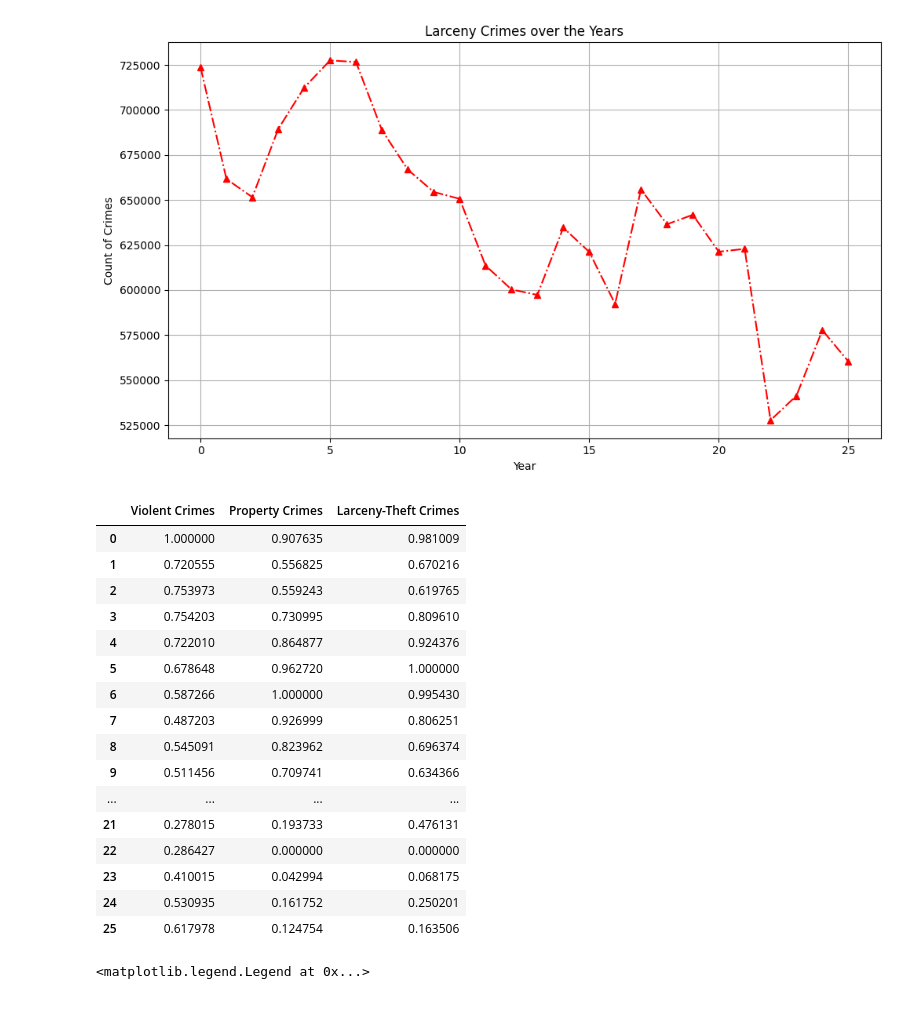
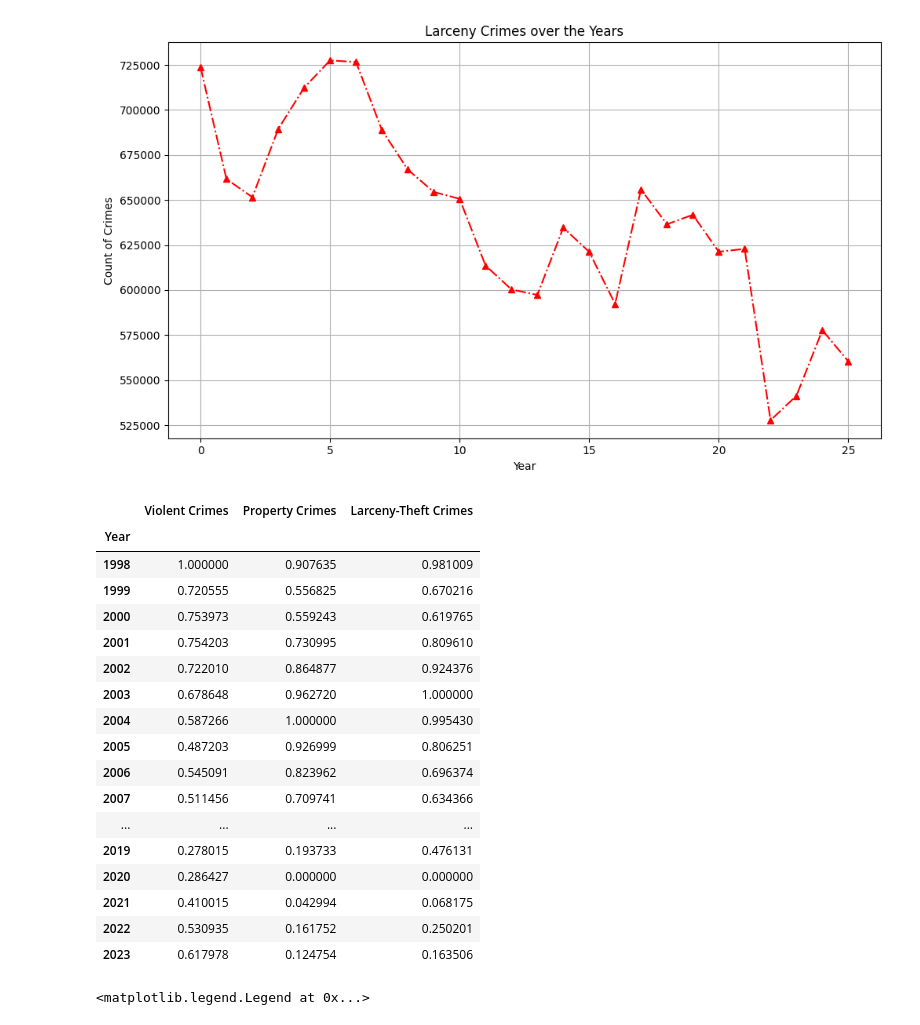
Before and after one commit to EdGonz44/Crime-Chronicles-Inflation-in-the-Golden-State, a Jupyter notebook: group_project_personal_copy/Vis_Data_copy.ipynb, the cells around one changed output. Cells and saved outputs as stored; diff of their text form; code cells hidden in the pictures.

```diff
--- a/group_project_personal_copy/Vis_Data_copy.ipynb
+++ b/group_project_personal_copy/Vis_Data_copy.ipynb
@@ -359,9 +359,9 @@ plt.plot(df.index, df['Larceny-Theft'], marker='^', linestyle='-.', color='r', l
 [figure]
 # %%
 # code for chaning the datatype for needed columns. Do not run again as it will cause error after this point
-# df["Larceny-Theft"] = df["Larceny-Theft"].str.replace(',', '').astype(float)
-# df["Property Crimes"] = df["Property Crimes"].str.replace(',', '').astype(float)
-# df["Purse-Snatching"] = df["Shoplifting"].str.replace(',', '').astype(float)
+df["Larceny-Theft"] = df["Larceny-Theft"].str.replace(',', '').astype(float)
+df["Property Crimes"] = df["Property Crimes"].str.replace(',', '').astype(float)
+df["Purse-Snatching"] = df["Shoplifting"].str.replace(',', '').astype(float)
 # %%
 plt.figure(figsize=(10, 6))  # Adjust the figure size if needed
 plt.xlabel("Year")
@@ -388,45 +388,47 @@ plt.plot(df.index, df['Larceny-Theft'], marker='^', linestyle='-.', color='r', l
 # %%
 # Grabbing columns into a new dataframe for ease of use, and to prevent original df from malfunctioning
 
 violent_crimes = df["Violent_Crimes"]
 property_crimes = df["Property Crimes"]
 larceny_crimes = df["Larceny-Theft"]
 target_crimes = {"Violent Crimes" : violent_crimes,
                  "Property Crimes" : property_crimes,
                  "Larceny-Theft Crimes" : larceny_crimes}
 
 crime_overview_df = pd.DataFrame(target_crimes)
-crime_overview_df
+# crime_overview_df
 
-crime_overview_df_log= np.log(crime_overview_df)
+# crime_overview_df_log= np.log(crime_overview_df)
 
 
 # Normalize the data using Min-Max scaling
 scaler = MinMaxScaler()
 scaled_data = scaler.fit_transform(crime_overview_df)
-scaled_data
+# scaled_data
 
-# Convert scaled data back to DataFrame
-df_scaled_crime = pd.DataFrame(scaled_data, columns=crime_overview_df.columns, index=crime_overview_df.index)
+# # crime_overview_df
+# # Convert scaled data back to DataFrame
+df_scaled_crime = pd.DataFrame(scaled_data, columns=crime_overview_df.columns, index=df["Year"])
 df_scaled_crime
 # %% [output]
 |  | Violent Crimes | Property Crimes | Larceny-Theft Crimes |
-| 0 | 1.000000 | 0.907635 | 0.981009 |
-| 1 | 0.720555 | 0.556825 | 0.670216 |
-| 2 | 0.753973 | 0.559243 | 0.619765 |
-| 3 | 0.754203 | 0.730995 | 0.809610 |
-| 4 | 0.722010 | 0.864877 | 0.924376 |
-| 5 | 0.678648 | 0.962720 | 1.000000 |
-| 6 | 0.587266 | 1.000000 | 0.995430 |
-| 7 | 0.487203 | 0.926999 | 0.806251 |
-| 8 | 0.545091 | 0.823962 | 0.696374 |
-| 9 | 0.511456 | 0.709741 | 0.634366 |
+| Year |  |  |  |
+| 1998 | 1.000000 | 0.907635 | 0.981009 |
+| 1999 | 0.720555 | 0.556825 | 0.670216 |
+| 2000 | 0.753973 | 0.559243 | 0.619765 |
+| 2001 | 0.754203 | 0.730995 | 0.809610 |
+| 2002 | 0.722010 | 0.864877 | 0.924376 |
+| 2003 | 0.678648 | 0.962720 | 1.000000 |
+| 2004 | 0.587266 | 1.000000 | 0.995430 |
+| 2005 | 0.487203 | 0.926999 | 0.806251 |
+| 2006 | 0.545091 | 0.823962 | 0.696374 |
+| 2007 | 0.511456 | 0.709741 | 0.634366 |
 | ... | ... | ... | ... |
-| 21 | 0.278015 | 0.193733 | 0.476131 |
-| 22 | 0.286427 | 0.000000 | 0.000000 |
-| 23 | 0.410015 | 0.042994 | 0.068175 |
-| 24 | 0.530935 | 0.161752 | 0.250201 |
-| 25 | 0.617978 | 0.124754 | 0.163506 |
+| 2019 | 0.278015 | 0.193733 | 0.476131 |
+| 2020 | 0.286427 | 0.000000 | 0.000000 |
+| 2021 | 0.410015 | 0.042994 | 0.068175 |
+| 2022 | 0.530935 | 0.161752 | 0.250201 |
+| 2023 | 0.617978 | 0.124754 | 0.163506 |
 # %%
 plt.figure(figsize=(10, 6))  # Adjust the figure size if needed
 plt.xlabel("Year")
```
Also changed, not shown: parts of 5 cells of this notebook.
